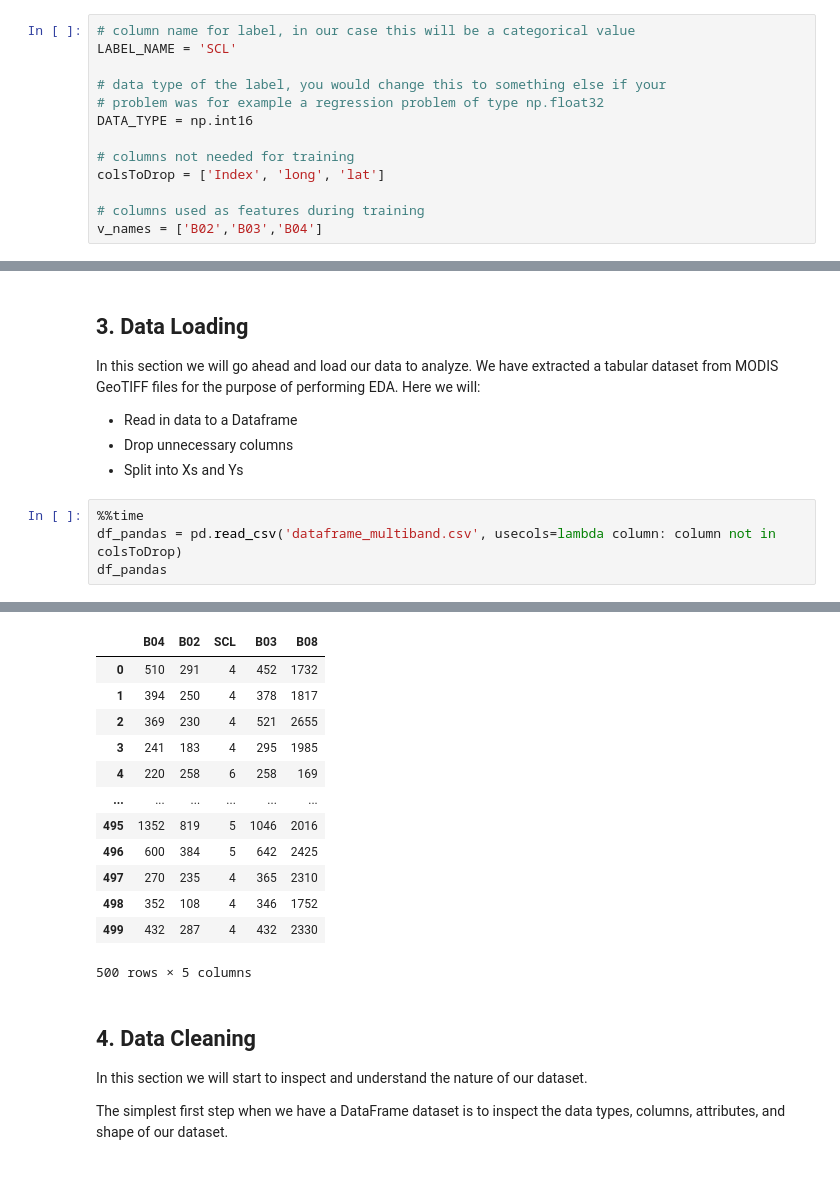
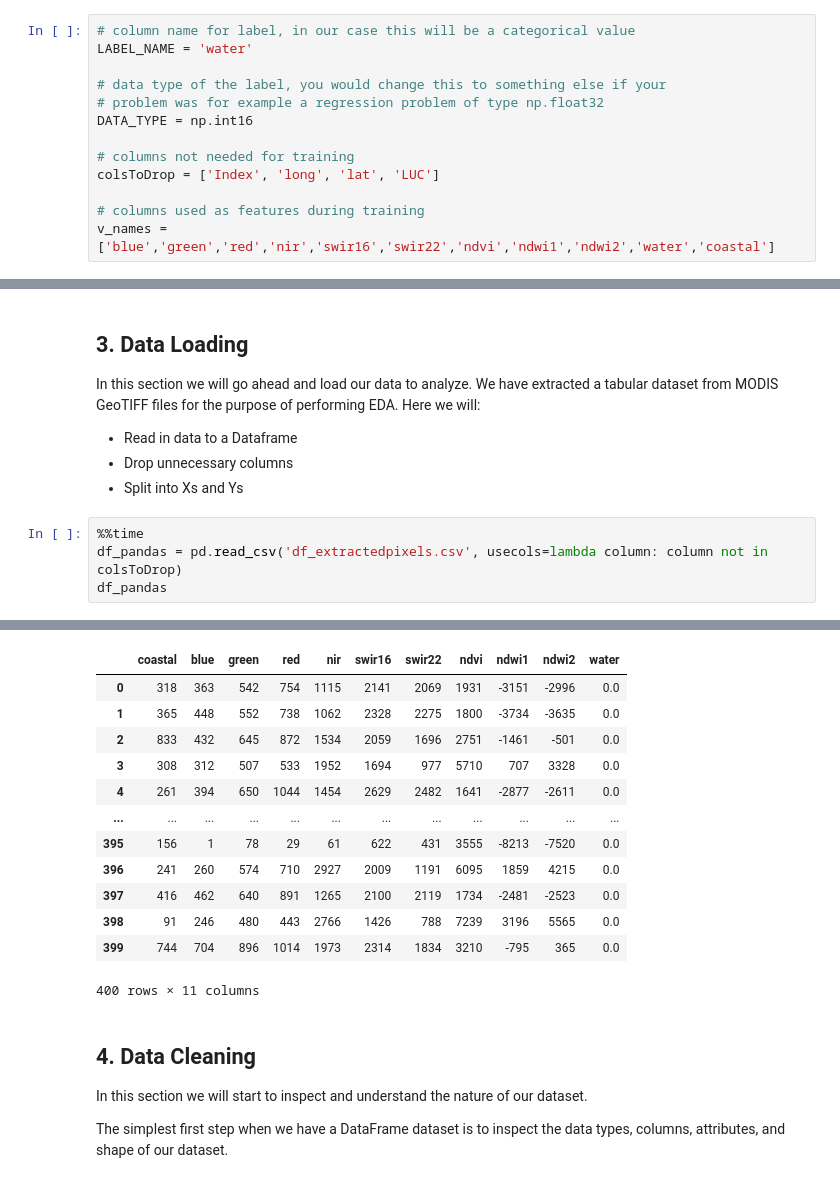
Before and after one commit to ai-extensions/s1_eda, a Jupyter notebook: 1.2_eda.ipynb, the cells around one changed output, grey strips where cells are left out. Drawn from its saved outputs; the diff is of its cells as text.

```diff
--- a/1.2_eda.ipynb
+++ b/1.2_eda.ipynb
@@ -47,17 +47,17 @@ warnings.filterwarnings('ignore')
 In this section we define general variables to work with through this notebook. A description of each variable is listed below as a comment next to the variable definition.
 # %%
 # column name for label, in our case this will be a categorical value
-LABEL_NAME = 'SCL'
+LABEL_NAME = 'water'
 
 # data type of the label, you would change this to something else if your
 # problem was for example a regression problem of type np.float32
 DATA_TYPE = np.int16
 
 # columns not needed for training
-colsToDrop = ['Index', 'long', 'lat']
+colsToDrop = ['Index', 'long', 'lat', 'LUC']
 
 # columns used as features during training
-v_names = ['B02','B03','B04']
+v_names = ['blue','green','red','nir','swir16','swir22','ndvi','ndwi1','ndwi2','water','coastal']
 # %% [markdown]
 Here we create an output directory to store any artifacts out of our EDA visualizations.
 # %%
@@ -71,6 +71,6 @@ In this section we will go ahead and load our data to analyze. We have extracted
   - Split into Xs and Ys
 # %%
 %%time
-df_pandas = pd.read_csv('dataframe_multiband.csv', usecols=lambda column: column not in colsToDrop)
+df_pandas = pd.read_csv('df_extractedpixels.csv', usecols=lambda column: column not in colsToDrop)
 df_pandas
 # %% [output]
@@ -79,16 +79,16 @@ Wall time: 4.45 ms
-|  | B04 | B02 | SCL | B03 | B08 |
-| 0 | 510 | 291 | 4 | 452 | 1732 |
-| 1 | 394 | 250 | 4 | 378 | 1817 |
-| 2 | 369 | 230 | 4 | 521 | 2655 |
-| 3 | 241 | 183 | 4 | 295 | 1985 |
-| 4 | 220 | 258 | 6 | 258 | 169 |
-| ... | ... | ... | ... | ... | ... |
-| 495 | 1352 | 819 | 5 | 1046 | 2016 |
-| 496 | 600 | 384 | 5 | 642 | 2425 |
-| 497 | 270 | 235 | 4 | 365 | 2310 |
-| 498 | 352 | 108 | 4 | 346 | 1752 |
-| 499 | 432 | 287 | 4 | 432 | 2330 |
+|  | coastal | blue | green | red | nir | swir16 | swir22 | ndvi | ndwi1 | ndwi2 | water |
+| 0 | 318 | 363 | 542 | 754 | 1115 | 2141 | 2069 | 1931 | -3151 | -2996 | 0.0 |
+| 1 | 365 | 448 | 552 | 738 | 1062 | 2328 | 2275 | 1800 | -3734 | -3635 | 0.0 |
+| 2 | 833 | 432 | 645 | 872 | 1534 | 2059 | 1696 | 2751 | -1461 | -501 | 0.0 |
+| 3 | 308 | 312 | 507 | 533 | 1952 | 1694 | 977 | 5710 | 707 | 3328 | 0.0 |
+| 4 | 261 | 394 | 650 | 1044 | 1454 | 2629 | 2482 | 1641 | -2877 | -2611 | 0.0 |
+| ... | ... | ... | ... | ... | ... | ... | ... | ... | ... | ... | ... |
+| 395 | 156 | 1 | 78 | 29 | 61 | 622 | 431 | 3555 | -8213 | -7520 | 0.0 |
+| 396 | 241 | 260 | 574 | 710 | 2927 | 2009 | 1191 | 6095 | 1859 | 4215 | 0.0 |
+| 397 | 416 | 462 | 640 | 891 | 1265 | 2100 | 2119 | 1734 | -2481 | -2523 | 0.0 |
+| 398 | 91 | 246 | 480 | 443 | 2766 | 1426 | 788 | 7239 | 3196 | 5565 | 0.0 |
+| 399 | 744 | 704 | 896 | 1014 | 1973 | 2314 | 1834 | 3210 | -795 | 365 | 0.0 |
-500 rows × 5 columns
+400 rows × 11 columns
 # %% [markdown]
 ## 4. Data Cleaning
 
```
Also changed, not shown: parts of 7 cells of this notebook, 4 other files.
